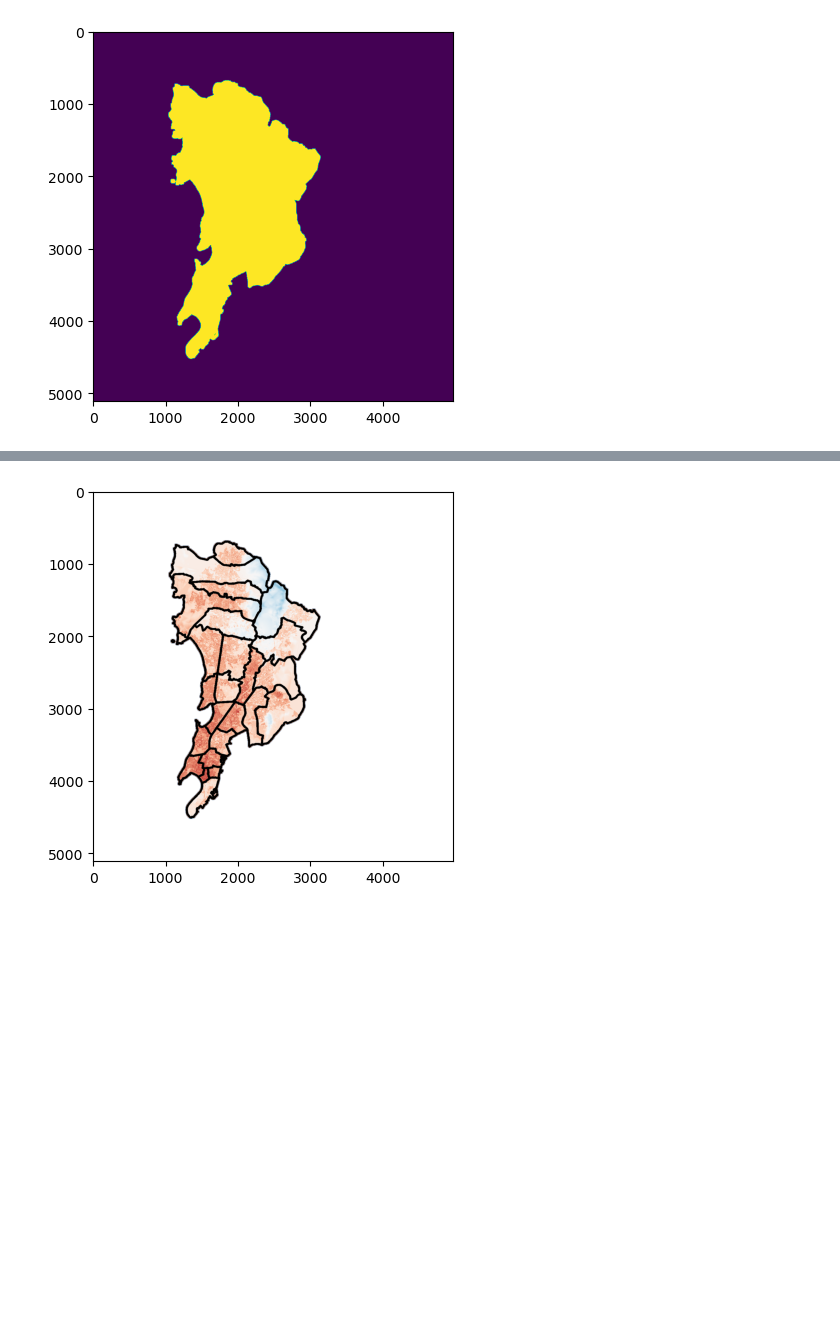
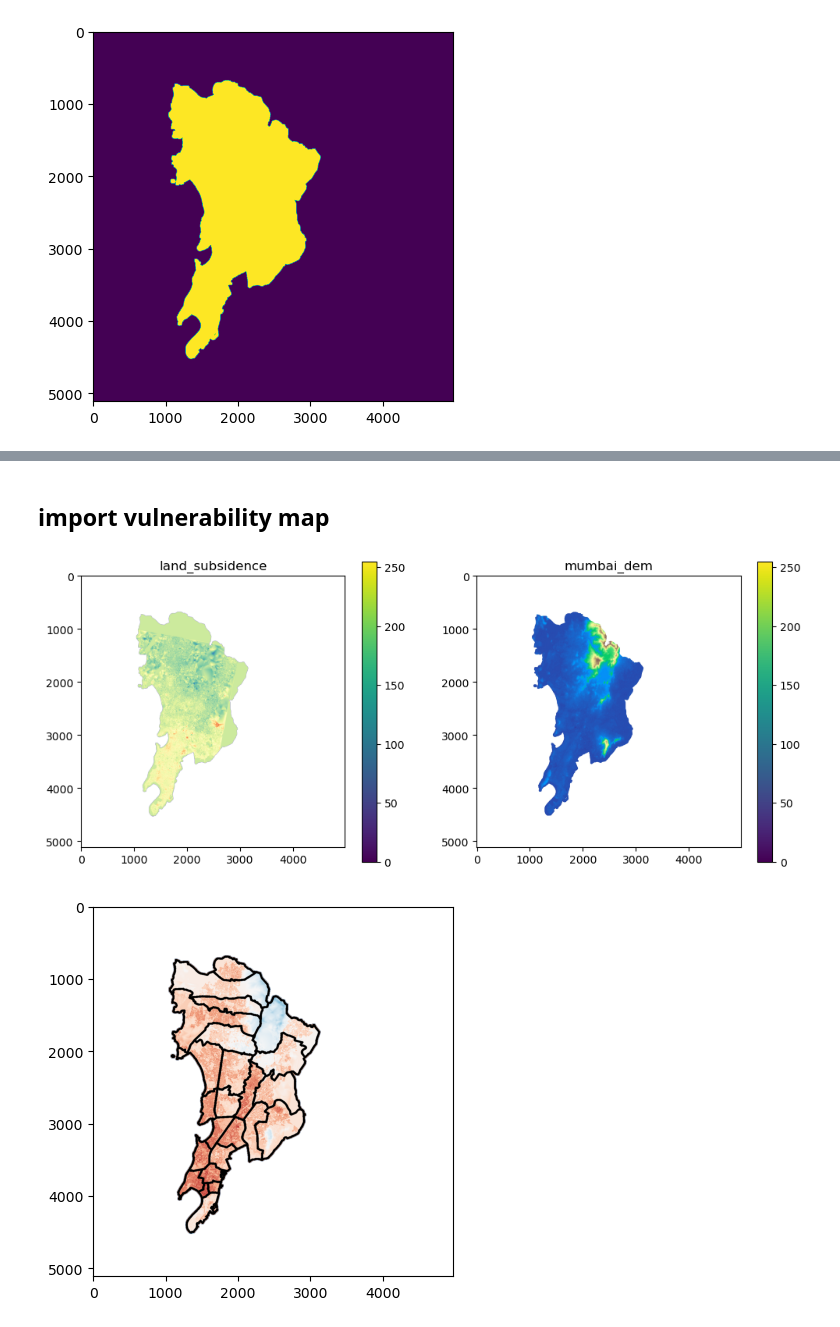
Before and after one commit to bhavya132/SIHTeamUniform, a Jupyter notebook: vulnerability_map.ipynb, the cells around one changed output, grey strips where cells are left out. Drawn from its saved outputs; the diff is of its cells as text; code cells hidden in the pictures; blank space fills up the shorter version.

```diff
--- a/vulnerability_map.ipynb
+++ b/vulnerability_map.ipynb
@@ -823,0 +843,20 @@ plt.imshow(mask)
+# %% [markdown]
+## import vulnerability map
+# %%
+vul_maps = ['land_subsidence','mumbai_dem']
+cmap_list = ['Spectral_r','terrain_r']
+fig, axes = plt.subplots(1,len(vul_maps), figsize=(12,5))
+vul_dict = dict()
+for i,t in enumerate(vul_maps):
+    fp = os.path.join(r'data\vulnerability_map',f'{t}_rgb.png')
+    tmap = np.asarray(Image.open(fp))
+    tmap_copy = tmap.copy()
+    tmap_copy[:,:,-1] = mask
+    vul_dict[t] = tmap_copy
+    im = axes[i].imshow(tmap_copy)
+    axes[i].set_title(t)
+    fig.colorbar(im, ax = axes[i])
+    # plt.imsave(os.path.join(r'data\vulnerability_map',f'{t}_rgb.png'),tmap,cmap=cmap_list[i])
+plt.show()
+# %% [output]
+[figure, added]
```
Also changed, not shown: parts of 10 cells of this notebook, 8 other files.
